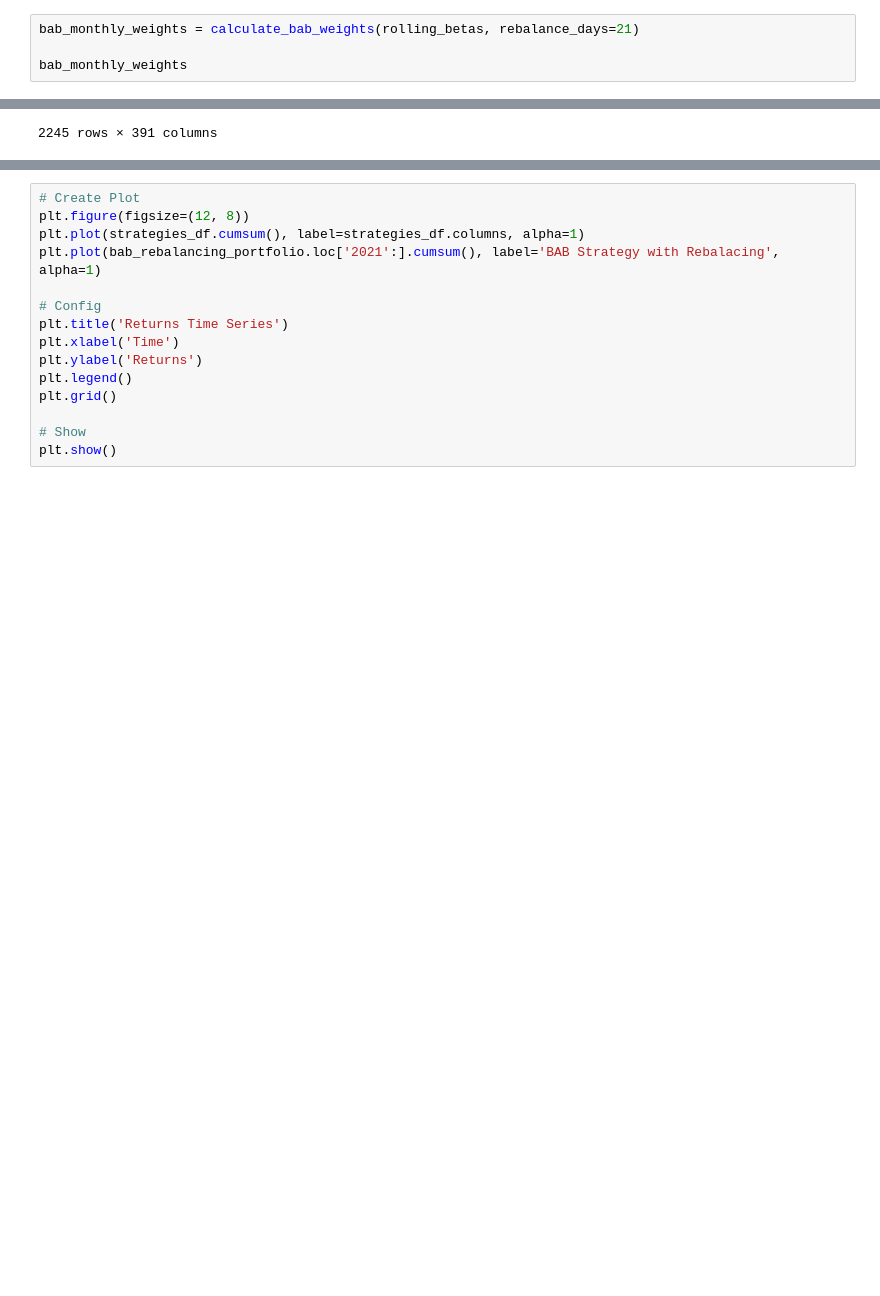
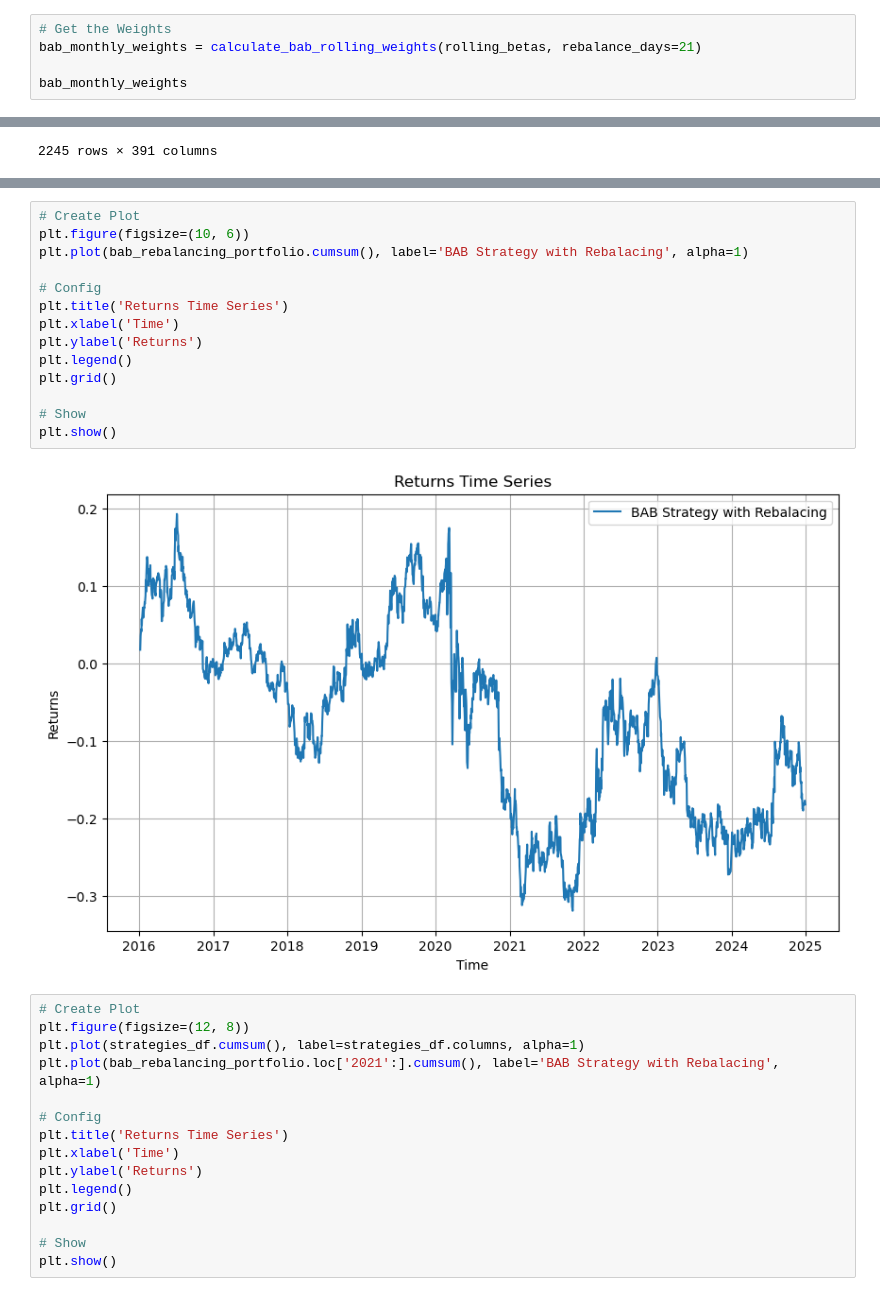
Before and after one commit to dmitrygoryunov2000/DTQ-Portfolio_Management_Course, a Jupyter notebook: Module 4 - CAPM/Notebook4.4.ipynb, the cells around one changed output, grey strips where cells are left out. Drawn from its saved outputs; the diff is of its cells as text; blank space fills up the shorter version.

```diff
--- a/Module 4 - CAPM/Notebook4.4.ipynb
+++ b/Module 4 - CAPM/Notebook4.4.ipynb
@@ -546,7 +542,8 @@ def calculate_bab_weights(beta_df, rebalance_days=21):
 
     return bab_weights_daily
 # %%
-bab_monthly_weights = calculate_bab_weights(rolling_betas, rebalance_days=21)
+# Get the Weights
+bab_monthly_weights = calculate_bab_rolling_weights(rolling_betas, rebalance_days=21)
 
 bab_monthly_weights
 # %% [output]
@@ -582,6 +580,22 @@ date
 2024-12-27    0.002587
 2024-12-30   -0.005032
 Length: 2245, dtype: float64
+# %%
+# Create Plot
+plt.figure(figsize=(10, 6))
+plt.plot(bab_rebalancing_portfolio.cumsum(), label='BAB Strategy with Rebalacing', alpha=1)
+
+# Config
+plt.title('Returns Time Series')
+plt.xlabel('Time')
+plt.ylabel('Returns')
+plt.legend()
+plt.grid()
+
+# Show
+plt.show()
+# %% [output]
+[figure, added]
 # %%
 # Create Plot
 plt.figure(figsize=(12, 8))
```
Also changed, not shown: parts of 3 cells of this notebook.
